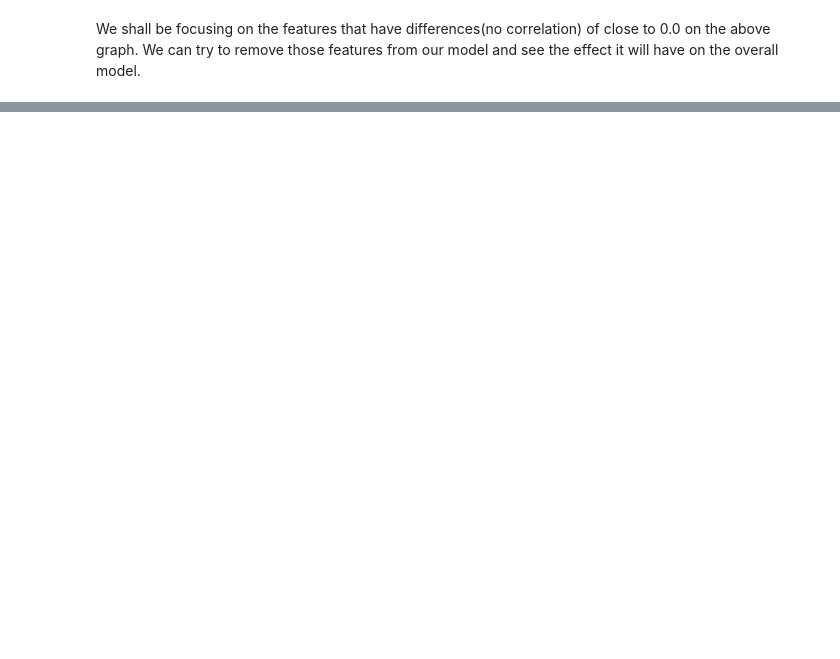
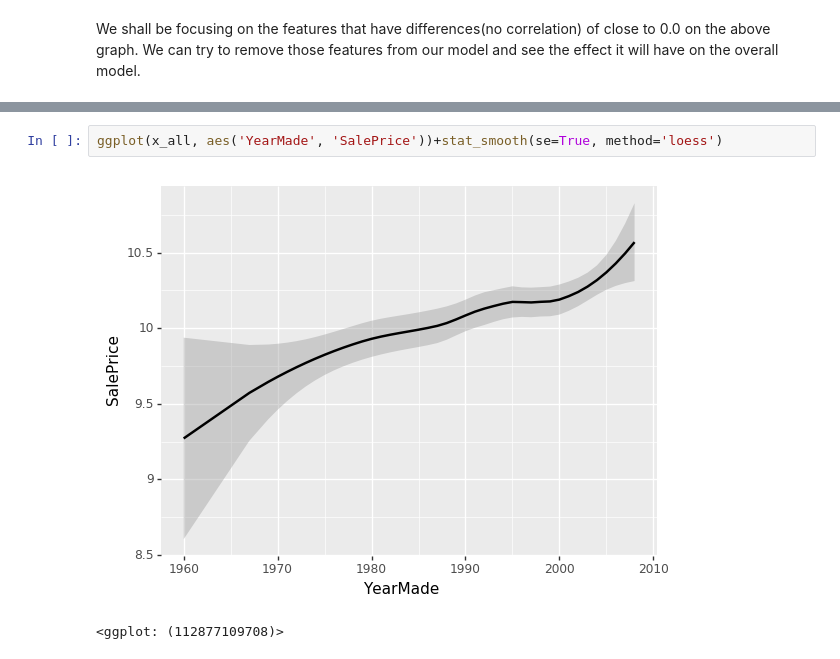
Before and after one commit to MrRutledge/ML_Practice, a Jupyter notebook: FastAi_ML_RandomForest.ipynb, the cells around one changed output, grey strips where cells are left out. Saved outputs shown, nothing was run; the diff lists cells and outputs as text; blank space fills up the shorter version.

```diff
--- a/FastAi_ML_RandomForest.ipynb
+++ b/FastAi_ML_RandomForest.ipynb
@@ -815,0 +875,5 @@ def get_oob(df)
+# %%
+ggplot(x_all, aes('YearMade', 'SalePrice'))+stat_smooth(se=True, method='loess')
+# %% [output]
+[figure, added]
+<ggplot: (112877109708)>
```
Also changed, not shown: parts of 54 cells of this notebook.
